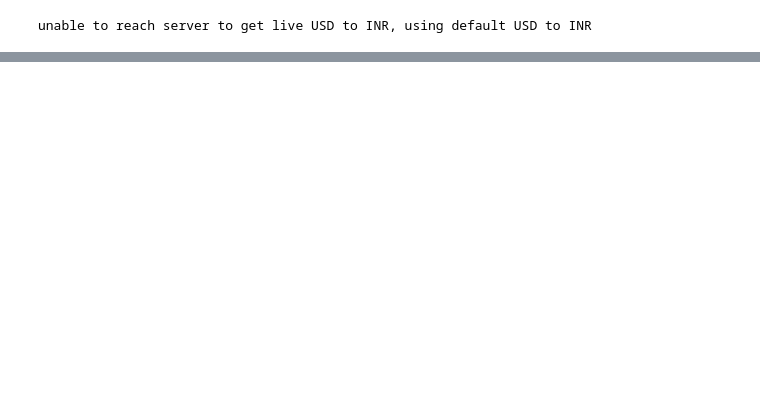
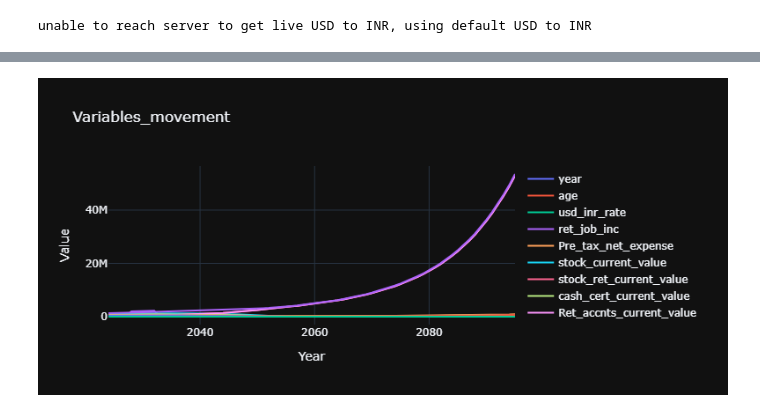
Before and after one commit to smaddi/Learn_AI, a Jupyter notebook: Ret_calc/retirement_simulation.ipynb, the cells around one changed output, grey strips where cells are left out. Drawn from its saved outputs; the diff is of its cells as text; code cells hidden in the pictures; blank space fills up the shorter version.

```diff
--- a/Ret_calc/retirement_simulation.ipynb
+++ b/Ret_calc/retirement_simulation.ipynb
@@ -22,7 +22,7 @@ stock_market_std_yoy_growthrate = 0.180977
 Investments = {
     'Ret_accnts' :  {
         'type': 'stock_retirement',
-        'current_value': 300000,
+        'current_value': 207000,
         'beta': 1,
         'mean_yoy_growthrate_percent': 10,
         'std_yoy_growthrate': 0.180977,
@@ -31,7 +31,7 @@ Investments = {
     },
     'TSLA' :  {
         'type': 'stock',
-        'current_value': 800000,
+        'current_value': 790000,
         'beta': 1,
         'mean_yoy_growthrate_percent': 10,
         'std_yoy_growthrate': 0.180977,
@@ -40,7 +40,7 @@ Investments = {
     },
     'Diversiifed_stock' :  {
         'type': 'stock',
-        'current_value': 400000,
+        'current_value': 513000,
         'beta': 1,
         'mean_yoy_growthrate_percent': 10,
         'std_yoy_growthrate': 0.180977,
@@ -135,7 +135,7 @@ Unexpected_expense_max_percent = 15
 # Post retirement support job
 job_income = 2000000
 job_yoy_increment_percent = 3
-job_years_after_ret = 5
+job_years_after_ret = 4
 job_parameter_curency = 'INR' # USD or INR
 
 # US tax brackets
@@ -458,7 +455,7 @@ def simulate_retirement():
     return simulation_var_df.loc[sim_year,'age'],simulation_var_df
 # %%
 #Debug and plot
-def clean_summary_df():
+def clean_summary_df(simulation_var_df):
     summary_df = simulation_var_df.copy()
     # Dropping development columns
 
@@ -486,16 +483,23 @@ def clean_summary_df():
     summary_df.drop('unexpected_expense', axis=1, inplace=True)
 
     return summary_df
+# %%
+#Monte Carlo Simualtion
+
+simualtion_counts = 20
+broke_ages = []
+rand_check = []
+job_income = 0
+# job_years_after_ret = 0
+for i in range(simualtion_counts):
+    simulation_var_df = gen_simulation_variables()
+    rand_check.append(simulation_var_df['USD_INR_growth'].min())
+#     broke_age,simulation_var_df = simulate_retirement(simulation_var_df)
+#     broke_ages.append(broke_age)
+# broke_age_box = px.box(broke_ages)
+# broke_age_box.show()
 # %%
-#Monte Carlo Simualtion
-
-simualtion_counts =10
-for i in range(simualtion_counts):
-    gen_simulation_variables()
-    broke_age,summary_df = simulate_retirement()
-    print(broke_age
-    # clean_summary_df()
-
+summary_df = clean_summary_df(simulation_var_df)
 fig = go.Figure()
 for column in summary_df.columns:
     fig.add_trace(go.Scatter(x=summary_df['year'], y=summary_df[column], mode='lines', name=column))
@@ -514,3 +517,4 @@ fig.show()
+[figure, added]
 # %%
 # # Function to convert INR investments to USD
 # def convert_inr_to_usd(inr_value, usd_inr_rate, usd_inr_mean_growth, usd_inr_std, years):
```
Also changed, not shown: parts of 3 cells of this notebook.
